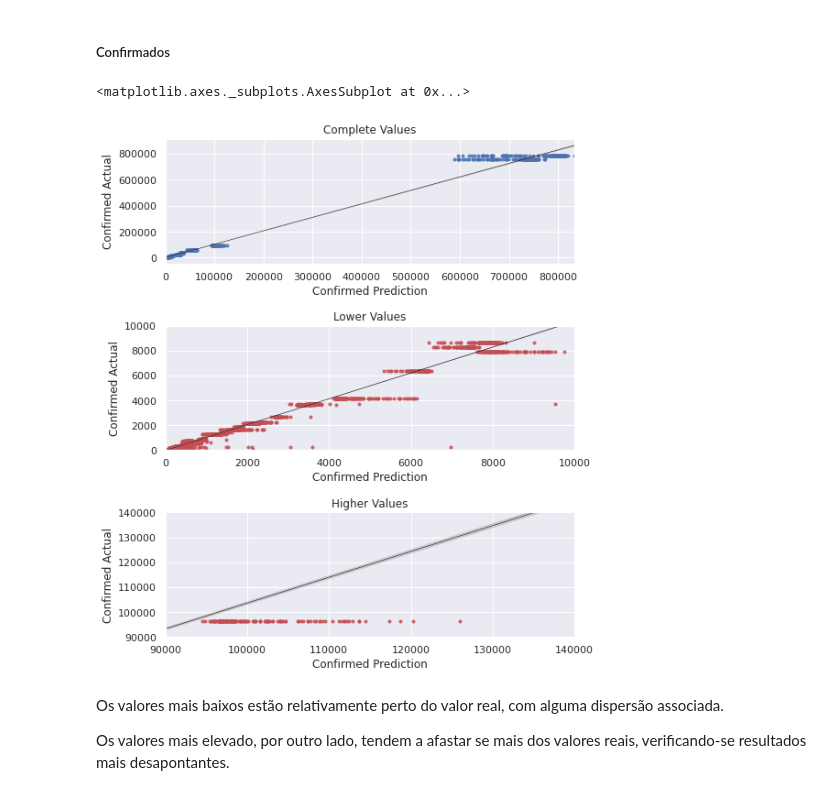
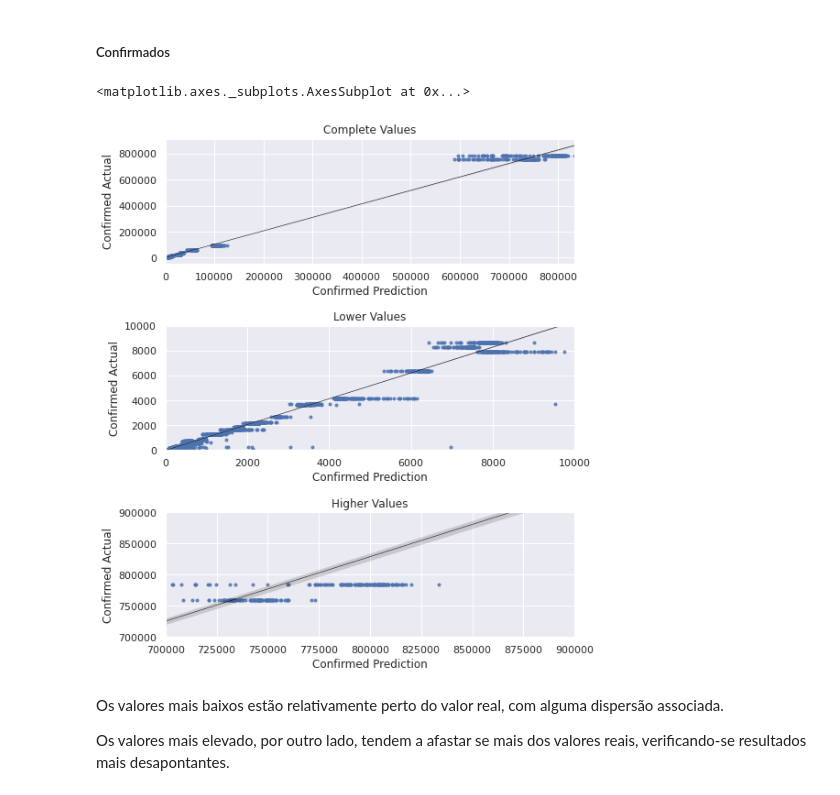
Before and after one commit to JoaoRicardoCardoso/MIEIC_IART_19_PROJ, a Jupyter notebook: PROJ2/Aggregation.ipynb, the cells around one changed output. Saved outputs shown, nothing was run; the diff lists cells and outputs as text; code cells hidden in the pictures.

```diff
--- a/PROJ2/Aggregation.ipynb
+++ b/PROJ2/Aggregation.ipynb
@@ -323,7 +316,7 @@ results = []
 i = 0
 for params in combinations:
     start_time = time.time()
-    collect_data = runRegressor(params)
+    collect_data = runRegressor(params,'KNN')
     t =  round((time.time()-start_time),4)
     results.append(collect_data)
     write_data = collect_data['data']
@@ -1037,23 +1011,23 @@ top_result_recovered_actual = r2_top[0]['data']['Recovered Actual']
 # %%
 import seaborn as sb
 import matplotlib.pyplot as plt
 
 sb.set(color_codes=True)
 fig,axs = plt.subplots(nrows=3,figsize=(8,10))
 axs[0].set_title('Complete Values')
 axs[1].set_title('Lower Values')
 axs[1].set_xlim(0,10000)
 axs[1].set_ylim(0,10000)
 axs[2].set_title('Higher Values')
-axs[2].set_xlim(90000,140000)
-axs[2].set_ylim(90000,140000)
+axs[2].set_xlim(700000,900000)
+axs[2].set_ylim(700000,900000)
 plt.subplots_adjust(hspace=0.5)
 sb.regplot(x=conf_pred, y=conf_actual, data=total_results, marker='.',color='b',ax=axs[0], line_kws={"lw": 0.5, "color": "black"})
-sb.regplot(x=conf_pred, y=conf_actual, data=total_results, marker='.',color='r',ax=axs[1],line_kws={"lw": 0.5, "color": "black"})
-sb.regplot(x=conf_pred, y=conf_actual, data=total_results, marker='.',color='r',ax=axs[2],line_kws={"lw": 0.5, "color": "black"})
+sb.regplot(x=conf_pred, y=conf_actual, data=total_results, marker='.',color='b',ax=axs[1],line_kws={"lw": 0.5, "color": "black"})
+sb.regplot(x=conf_pred, y=conf_actual, data=total_results, marker='.',color='b',ax=axs[2],line_kws={"lw": 0.5, "color": "black"},truncate=False)
 # %% [output]
 <matplotlib.axes._subplots.AxesSubplot at 0x...>
-[figure, old version]
+[figure, new version]
 # %% [markdown]
 Os valores mais baixos estão relativamente perto do valor real, com alguma dispersão associada.
 
```
Also changed, not shown: parts of 16 cells of this notebook, 3 other files.
